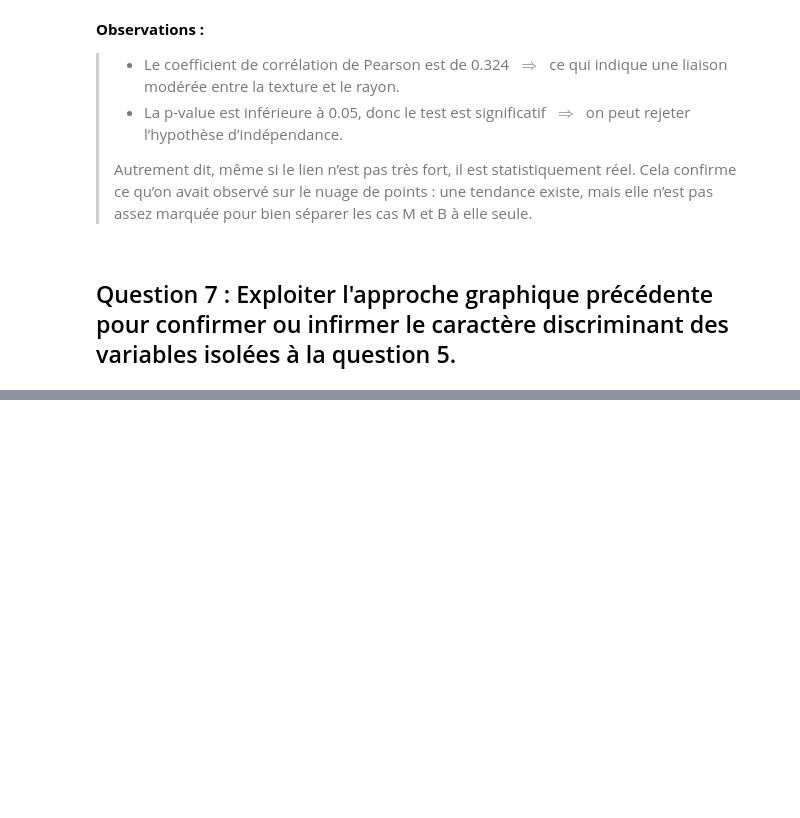
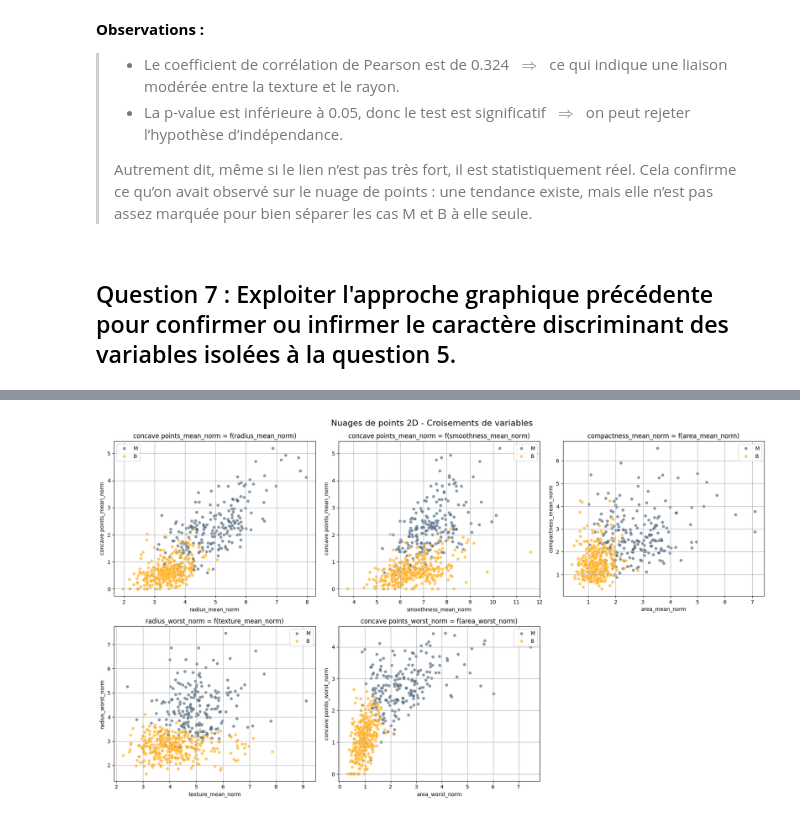
Before and after one commit to Darckens/SAE-S2.03, a Jupyter notebook: traitement/jupyter_manipulation.ipynb, the cells around one changed output, grey strips where cells are left out. Drawn from its saved outputs; the diff is of its cells as text; code cells hidden in the pictures; blank space fills up the shorter version.

```diff
--- a/traitement/jupyter_manipulation.ipynb
+++ b/traitement/jupyter_manipulation.ipynb
@@ -370,13 +366,6 @@ Avant de tracer tous les nuages de points possibles, j’ai essayé de réfléch
 # %%
-# Liste contenant seulement les varibles nécessaire
-data = df[[
-    "area_mean",
-    "compactness_mean",
-    "concavity_mean",
-    "concave points_mean",
-    "perimeter_mean"
-]]
+# --- Normalisation des données ---
+var_norm = df.iloc[:, :2].copy()
 
-# --- Normalisation des données ---
-for var in data:
-    df_plot[var + "_norm"] = data[var] / data[var].std()
+for var in df.columns[2:] :
+    var_norm[var + "_norm"] = df[var] / df[var].std()
@@ -489,0 +372,41 @@ plt.show()
+# %%
+# --- Croisements 2D à tracer ---
+plots_2d = [
+    ("radius_mean_norm", "concave points_mean_norm"),
+    ("smoothness_mean_norm", "concave points_mean_norm"),
+    ("area_mean_norm", "compactness_mean_norm"),
+    ("texture_mean_norm", "radius_worst_norm"),
+    ("area_worst_norm", "concave points_worst_norm"),
+]
+
+# --- Figure en grille : 3 colonnes, 2 lignes ---
+fig, axes = plt.subplots(nrows=2, ncols=3, figsize=(18, 10))
+axes = axes.flatten()
+
+# --- Nuages de points ---
+for i, (xvar, yvar) in enumerate(plots_2d):
+    ax = axes[i]
+    sns.scatterplot(
+        data=var_norm,
+        x=xvar,
+        y=yvar,
+        hue="diagnosis",
+        palette={"M": bleu, "B": "orange"},
+        alpha=0.6,
+        ax=ax
+    )
+    ax.set_title(f"{yvar} = f({xvar})")
+    ax.set_xlabel(xvar)
+    ax.set_ylabel(yvar)
+    ax.legend(loc="best")
+    ax.grid(True)
+
+# Cache la dernière case vide s’il y en a une
+for j in range(len(plots_2d), len(axes)):
+    fig.delaxes(axes[j])
+
+plt.tight_layout()
+plt.suptitle("Nuages de points 2D - Croisements de variables", fontsize=16, y=1.02)
+plt.show()
+# %% [output]
+[figure, added]
```
Also changed, not shown: parts of 7 cells of this notebook.
